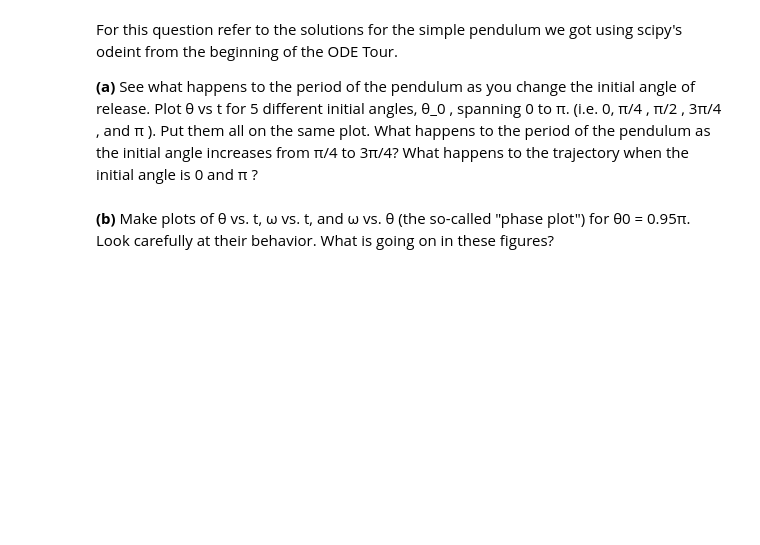
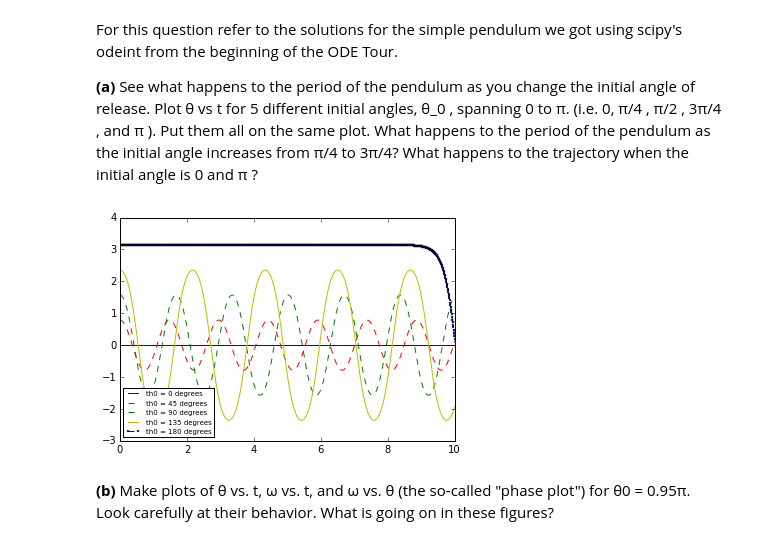
Before and after one commit to slewis06/PHYS202-S14, a Jupyter notebook: SciPy/ODEExercises.ipynb, the cells around one changed output. Saved outputs shown, nothing was run; the diff lists cells and outputs as text; code cells hidden in the pictures; blank space fills up the shorter version.

```diff
--- a/SciPy/ODEExercises.ipynb
+++ b/SciPy/ODEExercises.ipynb
@@ -14,5 +14,48 @@ Populating the interactive namespace from numpy and matplotlib
 For this question refer to the solutions for the simple pendulum we got using scipy's odeint from the beginning of the ODE Tour.
 
 **(a)** See what happens to the period of the pendulum as you change the initial angle of release. Plot θ vs t for 5 different initial angles, θ_0 , spanning 0 to π. (i.e. 0, π/4 , π/2 , 3π/4 , and π ). Put them all on the same plot. What happens to the period of the pendulum as the initial angle increases from π/4 to 3π/4? What happens to the trajectory when the initial angle is 0 and π ?
+# %%
+def deriv(theta_current,t):
+    g = 9.8
+    ell = 0.5
+    theta = theta_current[0]
+    omega = theta_current[1]
+    dtheta = omega
+    domega = -(g/ell)*np.sin(theta)
+    return np.array([ dtheta, domega ])
+
+t = np.arange(0.,10.+0.01,0.01)
+omega0 = 0.
+th0 = 0.*np.pi/180
+theta_init = np.array([th0, omega0])
+theta = odeint(deriv,theta_init,t)
+plt.plot(t,theta[:,0],'b-',label="th0 = 0 degrees")
+
+
+th0 = 45.*np.pi/180
+theta_init = np.array([th0, omega0])
+theta = odeint(deriv,theta_init,t)
+plt.plot(t,theta[:,0],'r--',label="th0 = 45 degrees")
+
+th0 = 90.*np.pi/180
+theta_init = np.array([th0, omega0])
+theta = odeint(deriv,theta_init,t)
+plt.plot(t,theta[:,0],'g--',label="th0 = 90 degrees")
+
+th0 = 135.*np.pi/180
+theta_init = np.array([th0, omega0])
+theta = odeint(deriv,theta_init,t)
+plt.plot(t,theta[:,0],'y-',label="th0 = 135 degrees")
+
+th0 = 180.*np.pi/180
+theta_init = np.array([th0, omega0])
+theta = odeint(deriv,theta_init,t)
+plt.plot(t,theta[:,0],'p--',markersize=2,label="th0 = 180 degrees")
+
+
+plt.legend(loc='best',fontsize=7)
+plt.show()
+# %% [output]
+[figure, added]
 # %% [markdown]
 **(b)** Make plots of θ vs. t, ω vs. t, and ω vs. θ (the so-called "phase plot") for θ0 = 0.95π. Look carefully at their behavior. What is going on in these figures?
```
Also changed, not shown: parts of 1 cell of this notebook, 1 other file.
